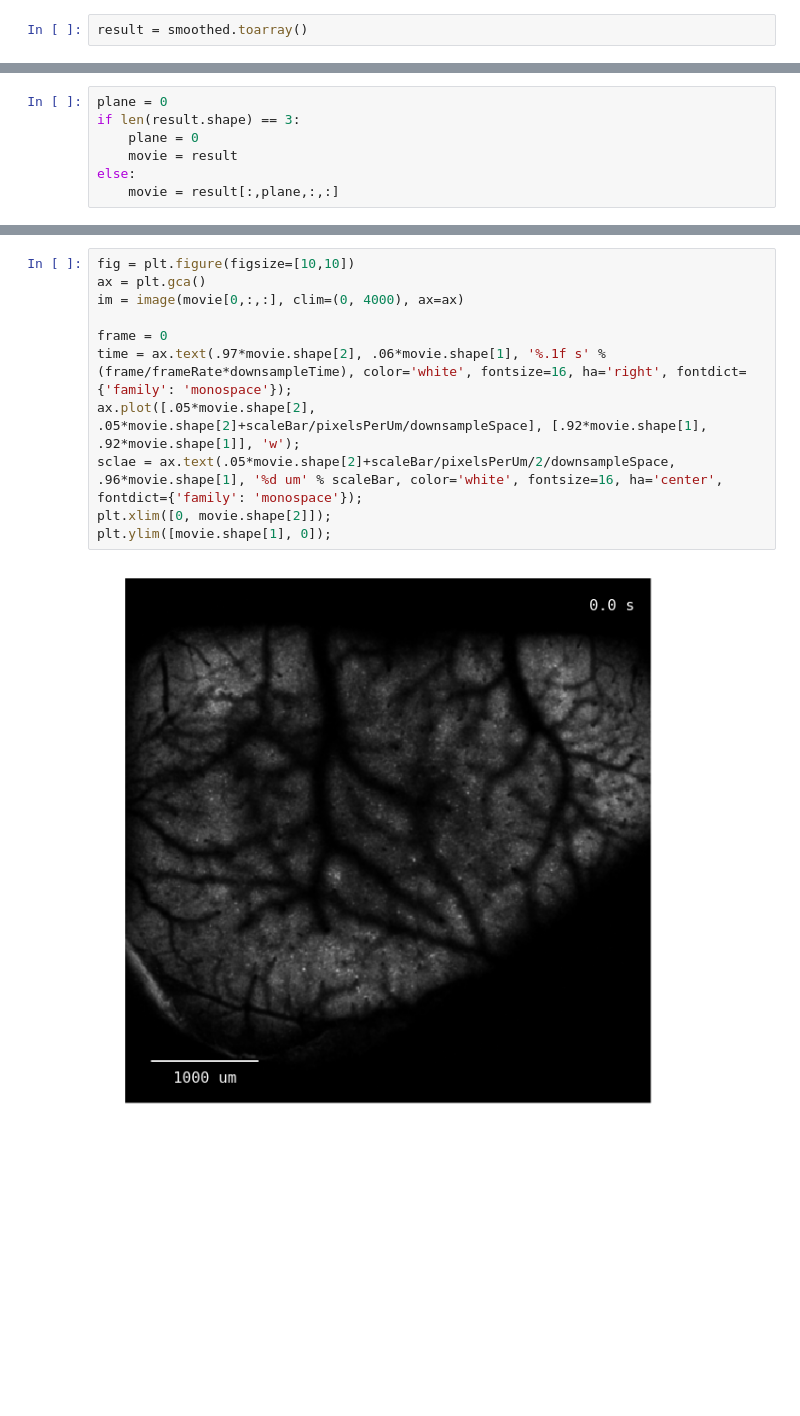
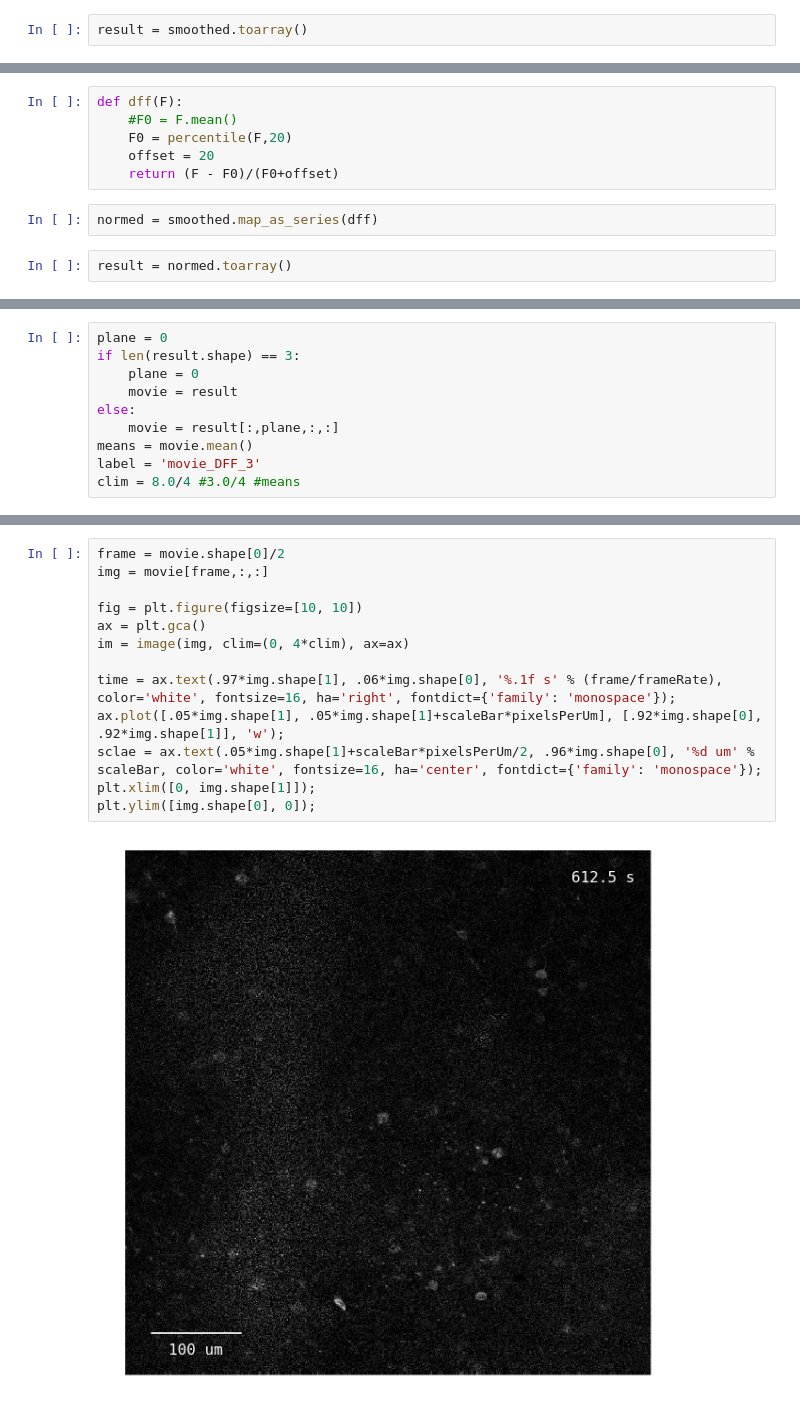
Before and after one commit to sofroniewn/2P-RAM-pipeline, a Jupyter notebook: notebooks/process-movies.ipynb, the cells around one changed output, grey strips where cells are left out. Cells and saved outputs as stored; diff of their text form; blank space fills up the shorter version.

```diff
--- a/notebooks/process-movies.ipynb
+++ b/notebooks/process-movies.ipynb
@@ -77 +117,11 @@ writer = Writer(fps=30, metadata=dict(artist='Me'), bitrate=20000)
+# %%
+def dff(F):
+    #F0 = F.mean()
+    F0 = percentile(F,20)
+    offset = 20
+    return (F - F0)/(F0+offset)
+# %%
+normed = smoothed.map_as_series(dff)
+# %%
+result = normed.toarray()
 # %% [markdown]
@@ -83,3 +133,6 @@ if len(result.shape) == 3:
     movie = result
 else:
     movie = result[:,plane,:,:]
+means = movie.mean()
+label = 'movie_DFF_3'
+clim = 8.0/4 #3.0/4 #means
@@ -92,14 +139,16 @@ means
 # %%
-fig = plt.figure(figsize=[10,10])
+frame = movie.shape[0]/2
+img = movie[frame,:,:]
+
+fig = plt.figure(figsize=[10, 10])
 ax = plt.gca()
-im = image(movie[0,:,:], clim=(0, 4000), ax=ax)
+im = image(img, clim=(0, 4*clim), ax=ax)
 
-frame = 0
-time = ax.text(.97*movie.shape[2], .06*movie.shape[1], '%.1f s' % (frame/frameRate*downsampleTime), color='white', fontsize=16, ha='right', fontdict={'family': 'monospace'});
-ax.plot([.05*movie.shape[2], .05*movie.shape[2]+scaleBar/pixelsPerUm/downsampleSpace], [.92*movie.shape[1], .92*movie.shape[1]], 'w');
-sclae = ax.text(.05*movie.shape[2]+scaleBar/pixelsPerUm/2/downsampleSpace, .96*movie.shape[1], '%d um' % scaleBar, color='white', fontsize=16, ha='center', fontdict={'family': 'monospace'});
-plt.xlim([0, movie.shape[2]]);
-plt.ylim([movie.shape[1], 0]);
+time = ax.text(.97*img.shape[1], .06*img.shape[0], '%.1f s' % (frame/frameRate), color='white', fontsize=16, ha='right', fontdict={'family': 'monospace'});
+ax.plot([.05*img.shape[1], .05*img.shape[1]+scaleBar*pixelsPerUm], [.92*img.shape[0], .92*img.shape[1]], 'w');
+sclae = ax.text(.05*img.shape[1]+scaleBar*pixelsPerUm/2, .96*img.shape[0], '%d um' % scaleBar, color='white', fontsize=16, ha='center', fontdict={'family': 'monospace'});
+plt.xlim([0, img.shape[1]]);
+plt.ylim([img.shape[0], 0]);
 # %% [output]
-[figure, old version]
+[figure, new version]
 # %%
```
Also changed, not shown: parts of 42 cells of this notebook, 3 other files.
